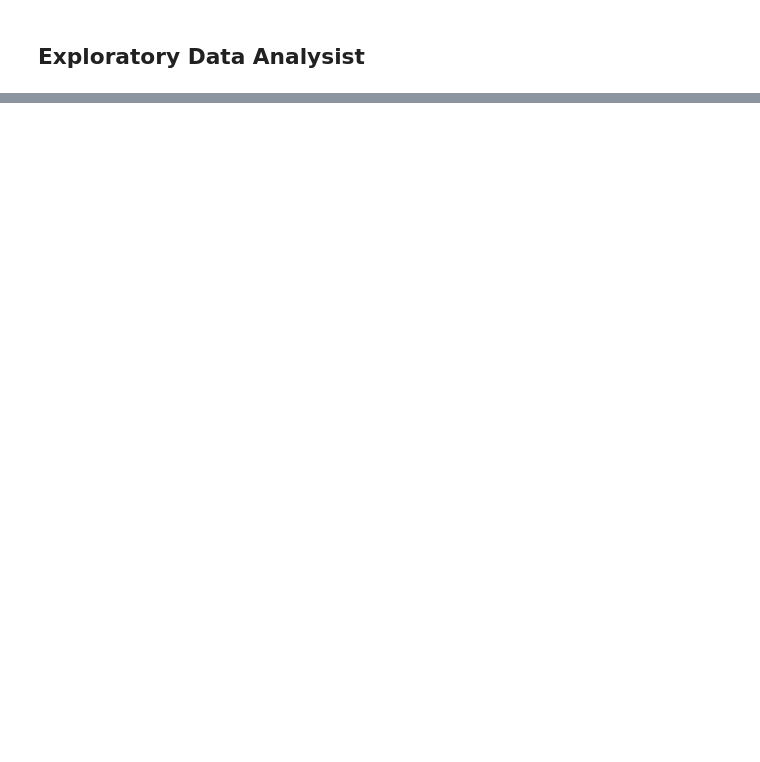
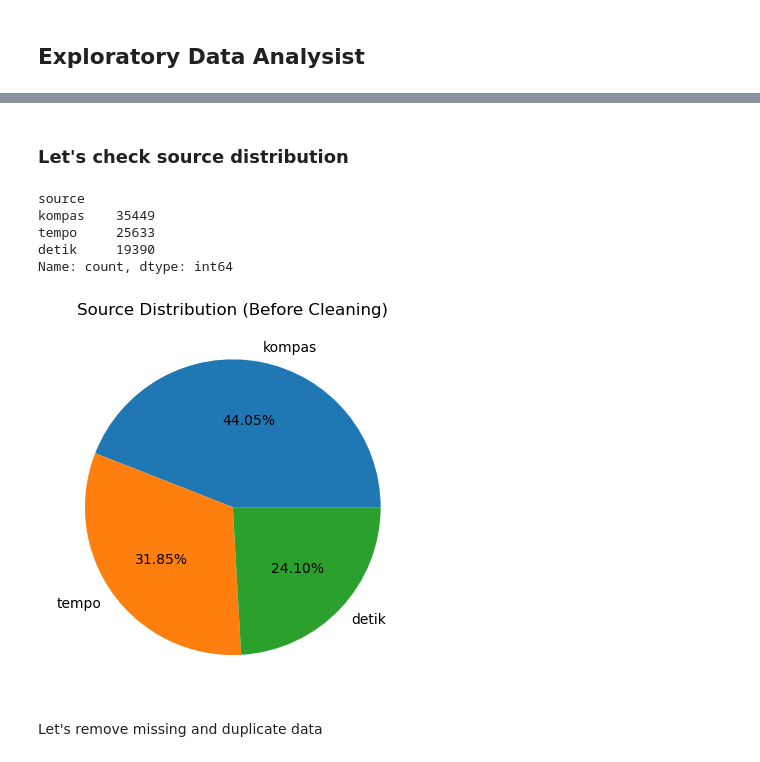
Before and after one commit to KALEOUUU/datathon-ui-market-sentinel, a Jupyter notebook: workspace/kale_workspace.ipynb, the cells around one changed output, grey strips where cells are left out. Cells and saved outputs as stored; diff of their text form; code cells hidden in the pictures; blank space fills up the shorter version.

Commit message:
feat(eda): explore judul and content column

```diff
--- a/workspace/kale_workspace.ipynb
+++ b/workspace/kale_workspace.ipynb
@@ -3,7 +3,7 @@
 # %%
 import pandas as pd
 
-data_file = 'data/raw_data.csv'
+data_file = '/Users/kaleee/project-2026/datathon-ui-2026/data/raw_data.csv'
 df = pd.read_csv(data_file)
 # %% [markdown]
 #### Summary and Basic Info of Data
@@ -48,0 +96,2 @@ df.head()
+# %%
+labels = list(df['Judul'].unique())
@@ -48,0 +148,11 @@ df.head()
+# %% [markdown]
+### Let's check source distribution
+# %%
+label_counts = df['source'].value_counts()
+label_counts
+# %% [output]
+source
+kompas    35449
+tempo     25633
+detik     19390
+Name: count, dtype: int64
@@ -48,0 +161,12 @@ df.head()
+# %%
+def plot_pie(title: str, values, labels):
+    fig, ax = plt.subplots()
+    plt.title(title)
+    ax.pie(values, labels=labels, autopct='%2.2f%%')
+    plt.show()
+# %%
+plot_pie("Source Distribution (Before Cleaning)", label_counts.values.tolist(), list(label_counts.keys()))
+# %% [output]
+[figure, added]
+# %% [markdown]
+Let's remove missing and duplicate data
```
Also changed, not shown: parts of 39 cells of this notebook.
